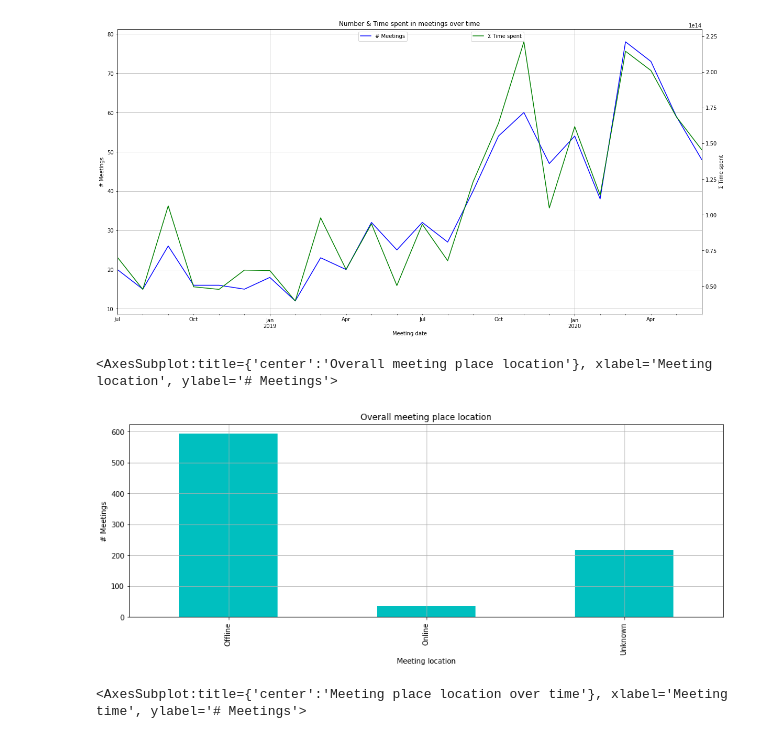
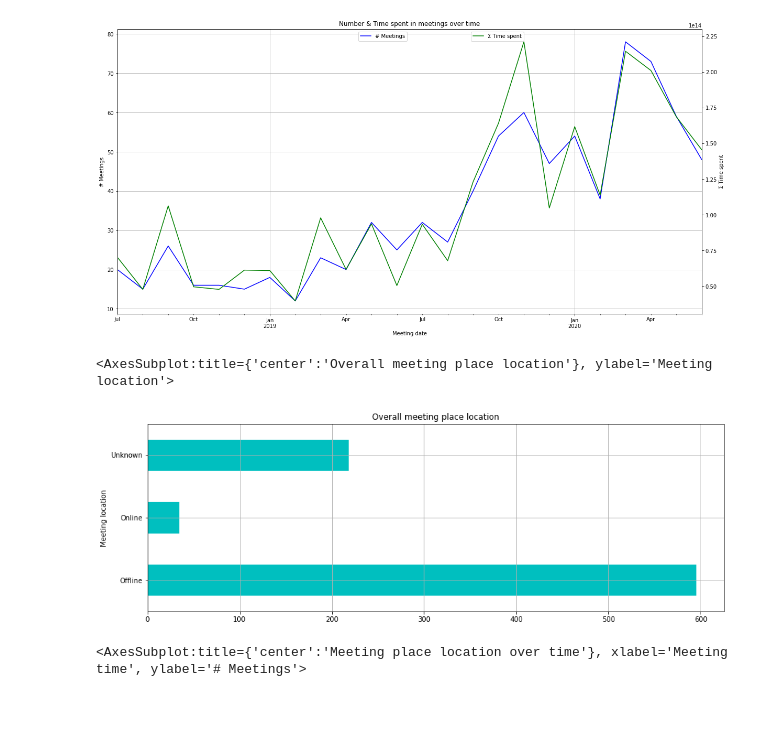
Before and after one commit to SITZ/calendar-analytics, a Jupyter notebook: calendar-analytics.ipynb, the cells around one changed output. Saved outputs shown, nothing was run; the diff lists cells and outputs as text; code cells hidden in the pictures; blank space fills up the shorter version.

Commit message:
Use better plots for visualisation

```diff
--- a/calendar-analytics.ipynb
+++ b/calendar-analytics.ipynb
@@ -239,36 +241,36 @@ meeting_date_axis.right_ax.format_ydata = lambda x: (td.seconds // 60) % 60
 # Plot location of meeting (online : offline) x number & time spent in meetings
 
 def get_location(location):
     if 'http' in location:
         return 'Online'
     elif location:
         return 'Offline'
     else:
         return 'Unknown'
 
 df['meeting_location'] = df['LOCATION'].apply(lambda location: get_location(location.strip()))
 
 plt.figure(figsize=(15,5))
 df.groupby(['meeting_location'])['meeting_duration'].count().plot(
-    kind='bar',
+    kind='barh',
     grid=True,
     color='c',
     ylabel='# Meetings',
     xlabel='Meeting location',
     title='Overall meeting place location'
 )
 
 # plt.figure(figsize=(15,5))
 # df.groupby(['meeting_location'])['meeting_duration'].sum().plot(
 #     kind='bar',
 #     grid=True,
 #     color='green',
 #     ylabel='Σ Time spent',
 #     xlabel='Meeting location'
 # )
 # %% [output]
-<AxesSubplot:title={'center':'Overall meeting place location'}, xlabel='Meeting location', ylabel='# Meetings'>
+<AxesSubplot:title={'center':'Overall meeting place location'}, ylabel='Meeting location'>
-[figure, old version]
+[figure, new version]
 # %%
 # Plot total ratio of online : offline meetings over time
 
```
Also changed, not shown: parts of 5 cells of this notebook.
